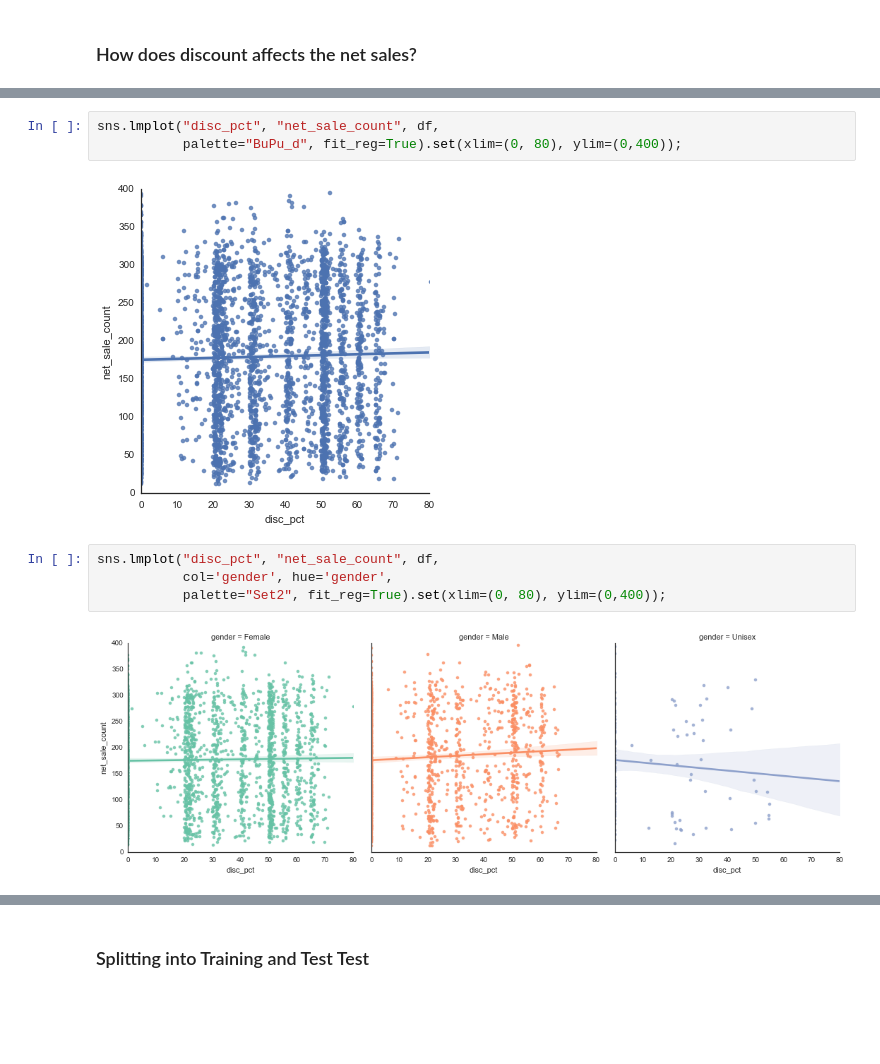
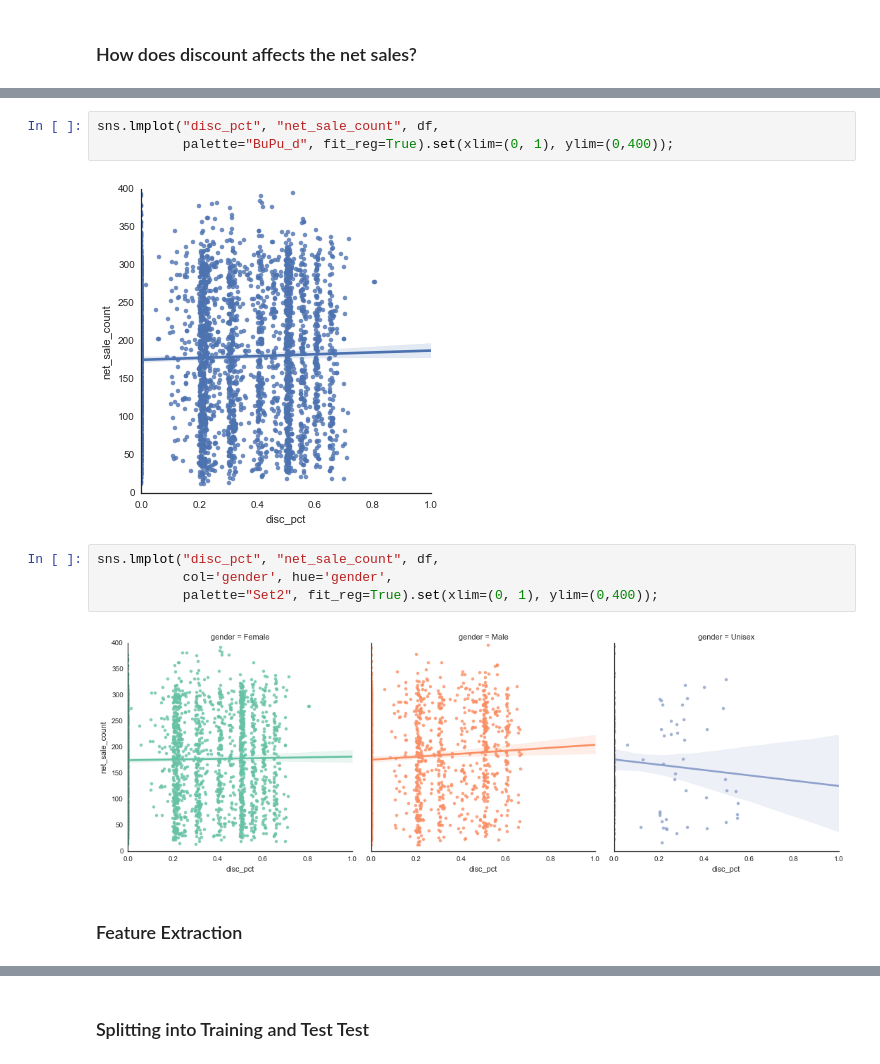
Before and after one commit to jthang/MachineLearningLab, a Jupyter notebook: pdt/lab_pdt.ipynb, the cells around one changed output, grey strips where cells are left out. Cells and saved outputs as stored; diff of their text form; blank space fills up the shorter version.

```diff
--- a/pdt/lab_pdt.ipynb
+++ b/pdt/lab_pdt.ipynb
@@ -302,11 +285,13 @@ sns.despine(left=True);
 # %%
 sns.lmplot("disc_pct", "net_sale_count", df,
-           palette="BuPu_d", fit_reg=True).set(xlim=(0, 80), ylim=(0,400));
+           palette="BuPu_d", fit_reg=True).set(xlim=(0, 1), ylim=(0,400));
 # %% [output]
-[figure, old version]
+[figure, new version]
 # %%
 sns.lmplot("disc_pct", "net_sale_count", df,
            col='gender', hue='gender',
-           palette="Set2", fit_reg=True).set(xlim=(0, 80), ylim=(0,400));
+           palette="Set2", fit_reg=True).set(xlim=(0, 1), ylim=(0,400));
 # %% [output]
-[figure, old version]
+[figure, new version]
+# %% [markdown]
+### Feature Extraction
```
Also changed, not shown: parts of 45 cells of this notebook.
